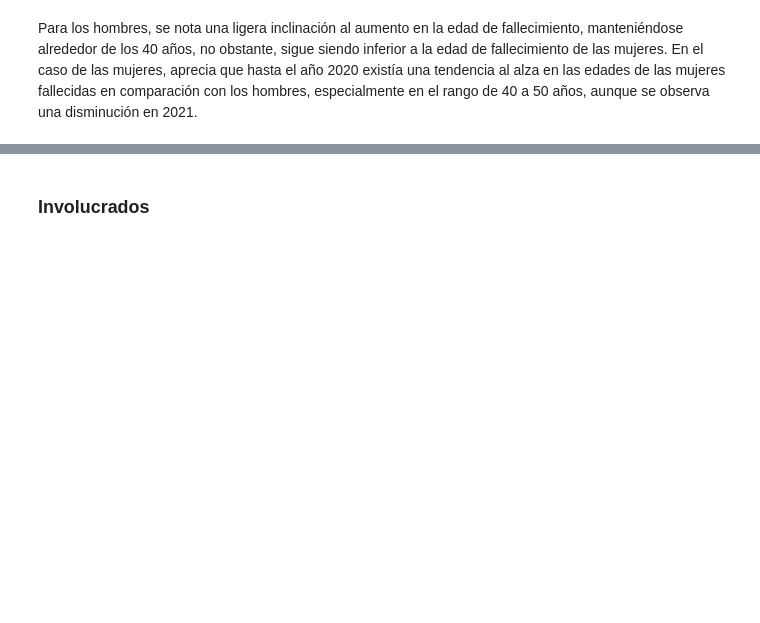
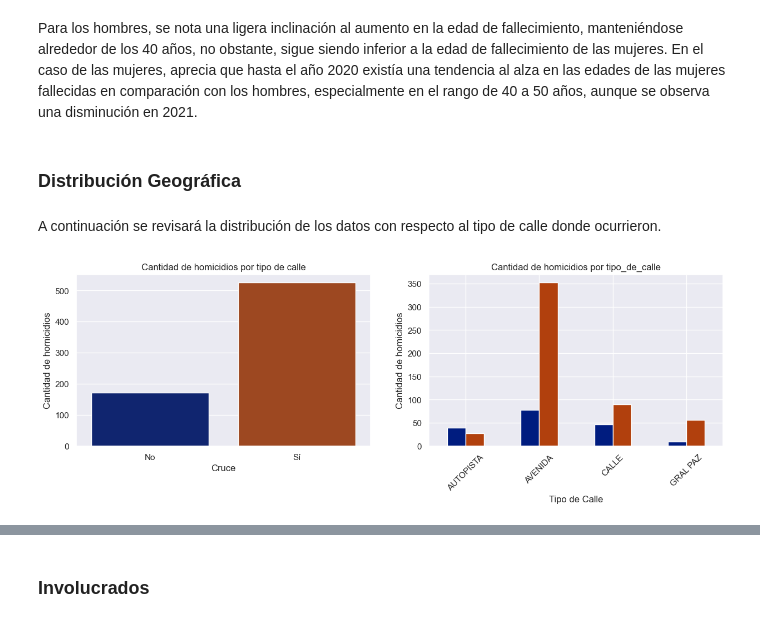
Before and after one commit to JBSosa/DA_Siniestros, a Jupyter notebook: Notebooks/EDA_PT2.ipynb, the cells around one changed output, grey strips where cells are left out. Saved outputs shown, nothing was run; the diff lists cells and outputs as text; code cells hidden in the pictures; blank space fills up the shorter version.

```diff
--- a/Notebooks/EDA_PT2.ipynb
+++ b/Notebooks/EDA_PT2.ipynb
@@ -257,3 +257,32 @@ plt.show()
 [figure]
 # %% [markdown]
 Para los hombres, se nota una ligera inclinación al aumento en la edad de fallecimiento, manteniéndose alrededor de los 40 años, no obstante, sigue siendo inferior a la edad de fallecimiento de las mujeres. En el caso de las mujeres, aprecia que hasta el año 2020 existía una tendencia al alza en las edades de las mujeres fallecidas en comparación con los hombres, especialmente en el rango de 40 a 50 años, aunque se observa una disminución en 2021.
+# %% [markdown]
+<h3>Distribución Geográfica
+# %% [markdown]
+A continuación se revisará la distribución de los datos con respecto al tipo de calle donde ocurrieron.
+# %%
+data = homicidiosHechosDf[homicidiosHechosDf[['tipo_de_calle','cruce','victima']] != 'SD']
+palette = sns.color_palette('dark')
+# palette = [palette[1], palette[0]]
+
+# Se crea el gráfico
+fig, axes = plt.subplots(1, 2, figsize=(15, 4))
+
+# Gráfico 1: sexo
+sns.countplot(data=data, x='cruce', ax=axes[0], palette='dark')
+axes[0].set_title('Cantidad de homicidios por tipo de calle')
+axes[0].set_xlabel('Cruce')
+axes[0].set_xticklabels(['No','Sí'])
+axes[0].set_ylabel('Cantidad de homicidios')
+
+# Gráfico 2: Rol
+dataRol = data.groupby(['tipo_de_calle', 'cruce']).size().unstack(fill_value=0)
+dataRol.plot(kind='bar', ax=axes[1], color=palette)
+axes[1].set_title('Cantidad de homicidios por tipo_de_calle')
+axes[1].set_xlabel('Tipo de Calle')
+axes[1].set_ylabel('Cantidad de homicidios')
+axes[1].tick_params(axis='x', rotation=45)
+axes[1].legend().set_visible(False)
+# %% [output]
+[figure, added]
```
Also changed, not shown: parts of 5 cells of this notebook, 5 other files.
